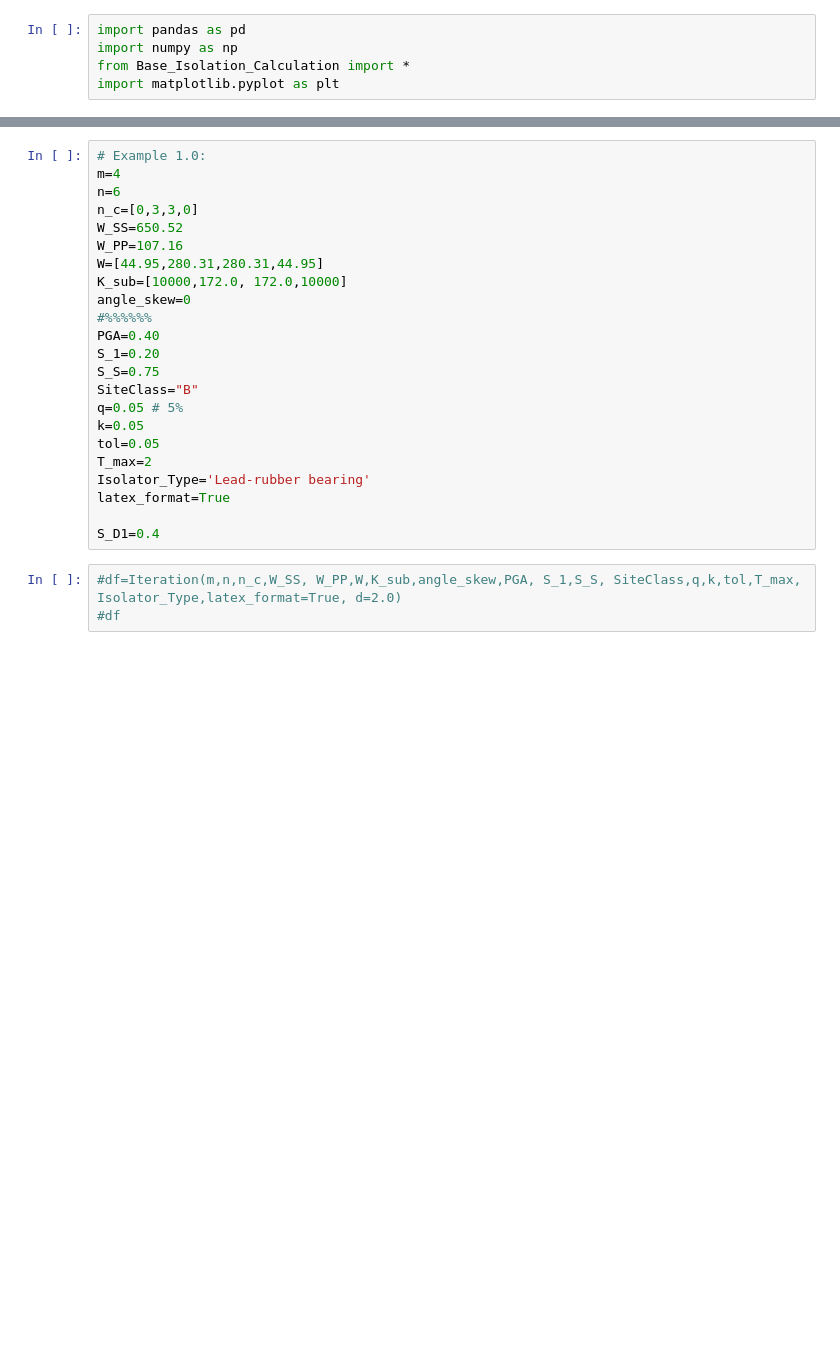
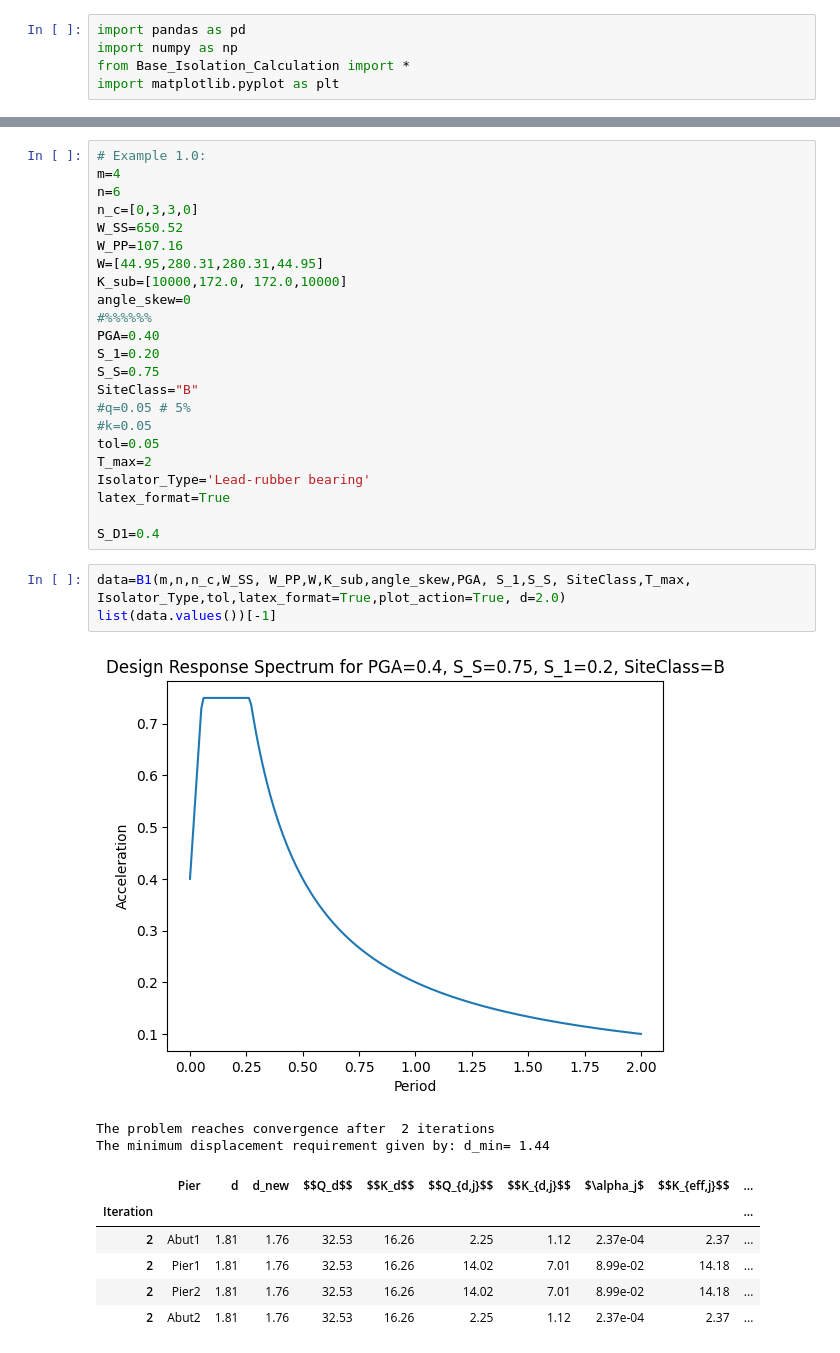
Before and after one commit to CFCSL/BASE-ISOLATION, a Jupyter notebook: Samples.ipynb, the cells around one changed output, grey strips where cells are left out. Cells and saved outputs as stored; diff of their text form; blank space fills up the shorter version.

Commit message:
update streamlit plot and download data csv

```diff
--- a/Samples.ipynb
+++ b/Samples.ipynb
@@ -21,8 +21,8 @@ PGA=0.40
 S_1=0.20
 S_S=0.75
 SiteClass="B"
-q=0.05 # 5%
-k=0.05
+#q=0.05 # 5%
+#k=0.05
 tol=0.05
 T_max=2
 Isolator_Type='Lead-rubber bearing'
@@ -30,5 +30,15 @@ latex_format=True
 
 S_D1=0.4
 # %%
-#df=Iteration(m,n,n_c,W_SS, W_PP,W,K_sub,angle_skew,PGA, S_1,S_S, SiteClass,q,k,tol,T_max, Isolator_Type,latex_format=True, d=2.0)
-#df
+data=B1(m,n,n_c,W_SS, W_PP,W,K_sub,angle_skew,PGA, S_1,S_S, SiteClass,T_max, Isolator_Type,tol,latex_format=True,plot_action=True, d=2.0)
+list(data.values())[-1]
+# %% [output]
+[figure, added]
+The problem reaches convergence after  2 iterations
+The minimum displacement requirement given by: d_min= 1.44
+|  | Pier | d | d_new | $$Q_d$$ | $$K_d$$ | $$Q_{d,j}$$ | $$K_{d,j}$$ | $\alpha_j$ | $$K_{eff,j}$$ | ... |
+| Iteration |  |  |  |  |  |  |  |  |  | ... |
+| 2 | Abut1 | 1.81 | 1.76 | 32.53 | 16.26 | 2.25 | 1.12 | 2.37e-04 | 2.37 | ... |
+| 2 | Pier1 | 1.81 | 1.76 | 32.53 | 16.26 | 14.02 | 7.01 | 8.99e-02 | 14.18 | ... |
+| 2 | Pier2 | 1.81 | 1.76 | 32.53 | 16.26 | 14.02 | 7.01 | 8.99e-02 | 14.18 | ... |
+| 2 | Abut2 | 1.81 | 1.76 | 32.53 | 16.26 | 2.25 | 1.12 | 2.37e-04 | 2.37 | ... |
```
Also changed, not shown: parts of 1 cell of this notebook, 5 other files.
